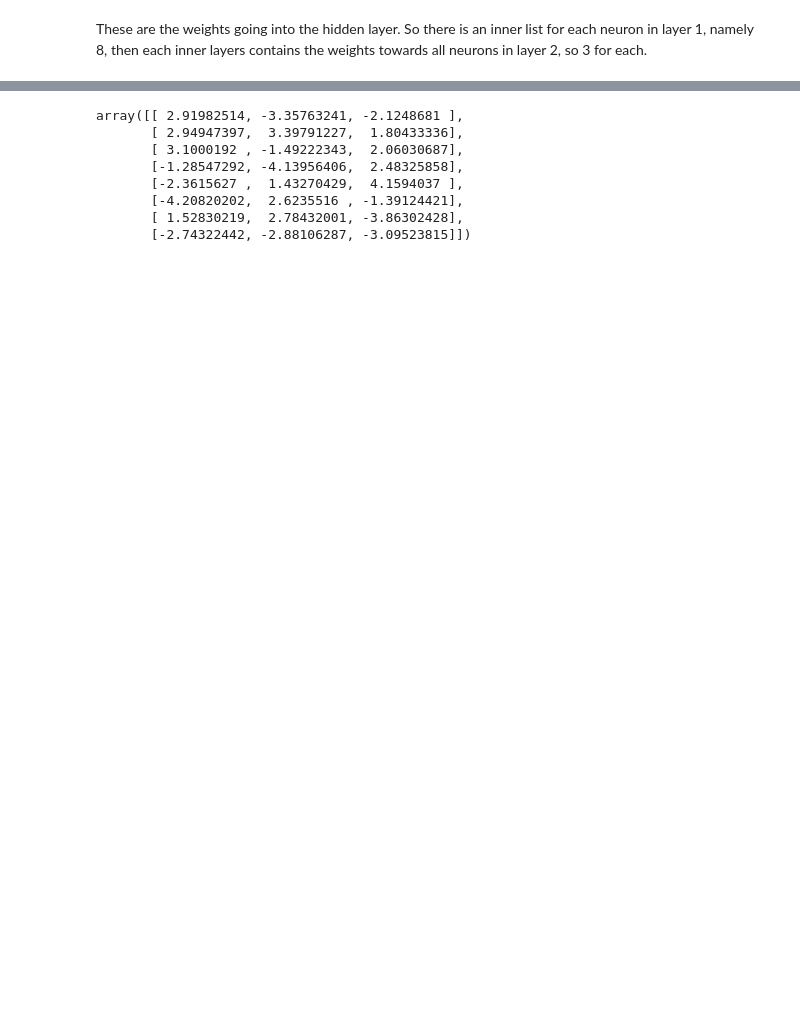
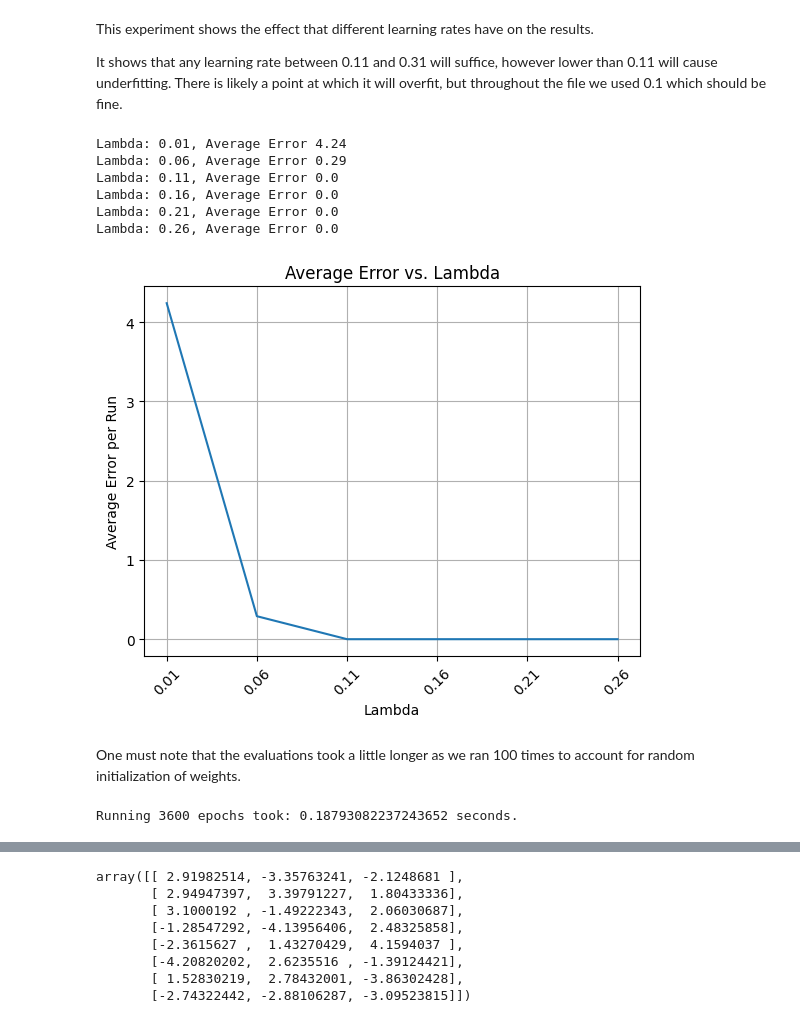
Before and after one commit to pasicdino/ADVML, a Jupyter notebook: backpropagation/nn.ipynb, the cells around one changed output, grey strips where cells are left out. Saved outputs shown, nothing was run; the diff lists cells and outputs as text; code cells hidden in the pictures; blank space fills up the shorter version.

```diff
--- a/backpropagation/nn.ipynb
+++ b/backpropagation/nn.ipynb
@@ -135,6 +247,54 @@ Epochs: 2801, Average Error str(average_error)
+# %% [markdown]
+This experiment shows the effect that different learning rates have on the results.
+
+It shows that any learning rate between 0.11 and 0.31 will suffice, however lower than 0.11 will cause underfitting. There is likely a point at which it will overfit, but throughout the file we used 0.1 which should be fine.
+# %%
+input_size = 8
+hidden_size = 3
+output_size = 8
+learning_rate = 0.1
+total_runs = 100
+
+def test_network_lambda(l, total_runs):
+    total_error = 0
+    for _ in range(total_runs):
+        nn = NeuralNetwork(input_size, hidden_size, output_size, learning_rate)
+        nn.learning_rate = l
+        nn.train(epochs=3200, batch_size=8)
+        total_error += nn.test_all_cases()
+    return total_error / total_runs
+
+# Running the tests
+errors_per_lambda = []
+lambda_values = 0.01*np.array(list(range(1, 31, 5)))  # from 1 to 2001 with steps of 200
+for l in lambda_values:
+    average_error = test_network_lambda(l, total_runs)
+    errors_per_lambda.append(average_error)
+    print('Lambda: ' + str(l) + ', Average Error ' + str(average_error))
+# Plotting the results
+plt.plot(lambda_values, errors_per_lambda)
+plt.title('Average Error vs. Lambda')
+plt.xlabel('Lambda')
+plt.ylabel('Average Error per Run')
+plt.xticks(lambda_values, rotation=45)
+plt.grid(True)
+plt.show()
+# %% [output]
+Lambda: 0.01, Average Error 4.24
+Lambda: 0.06, Average Error 0.29
+Lambda: 0.11, Average Error 0.0
+Lambda: 0.16, Average Error 0.0
+Lambda: 0.21, Average Error 0.0
+Lambda: 0.26, Average Error 0.0
+[figure, added]
+# %% [markdown]
+
+One must note that the evaluations took a little longer as we ran 100 times to account for random initialization of weights.
 # %%
 nn = NeuralNetwork(input_size, hidden_size, output_size, learning_rate)
-nn.train(epochs=3000, batch_size=8)
+before = time.time()
+nn.train(epochs=3600, batch_size=8)
+after = time.time()
+print("Running 3600 epochs took: " + str(after-before) + " seconds.")
+# %% [output]
+Running 3600 epochs took: 0.18793082237243652 seconds.
-# %% [markdown]
-These are the weights going into the hidden layer.
-So there is an inner list for each neuron in layer 1, namely 8, then each inner layers contains the weights towards all neurons in layer 2, so 3 for each.
```
Also changed, not shown: parts of 9 cells of this notebook, 1 other file.
